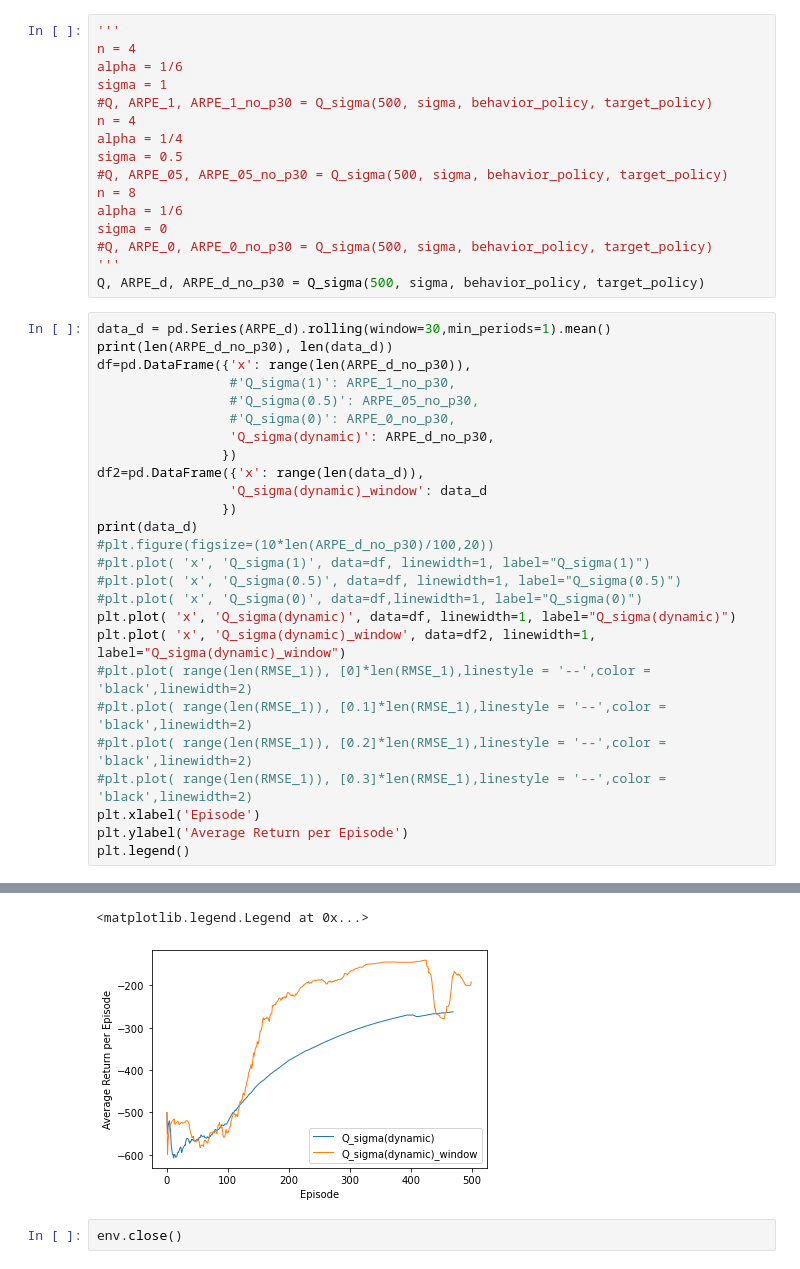
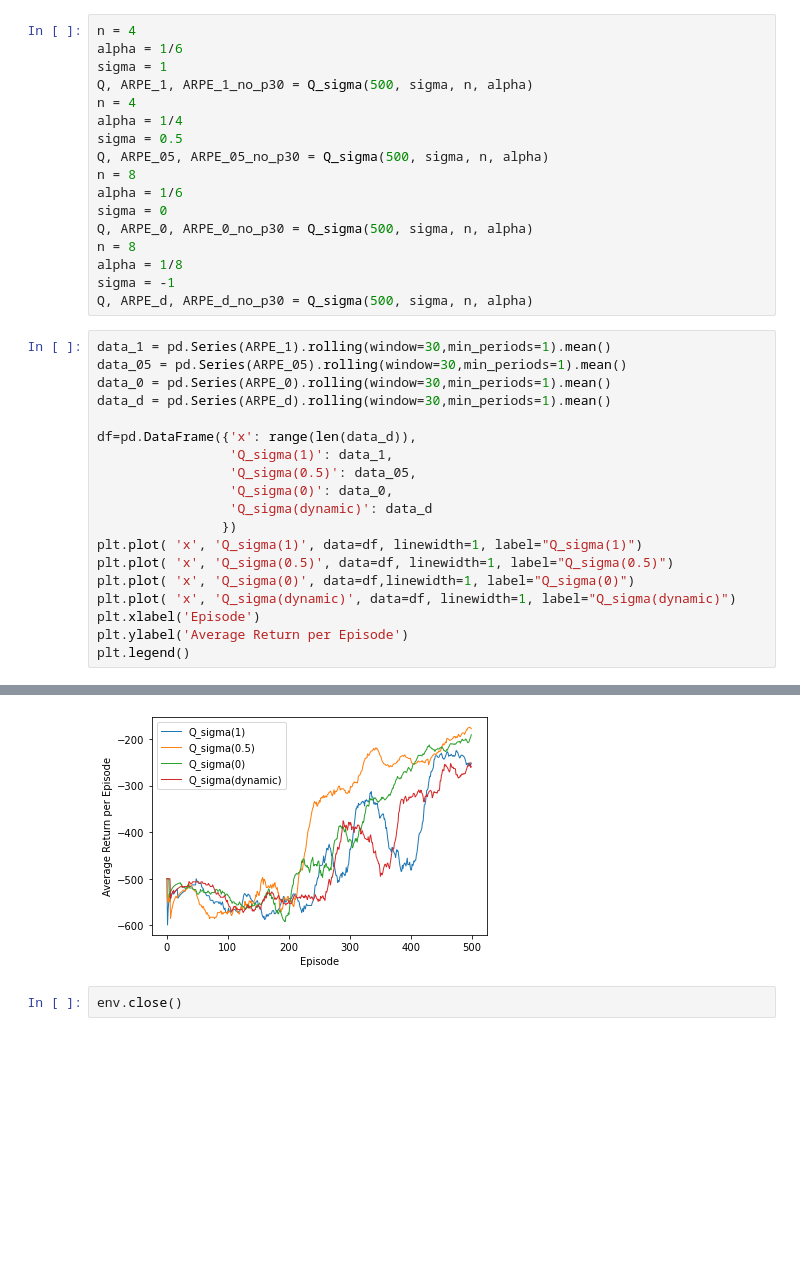
Before and after one commit to redway1225/RL_project_team13, a Jupyter notebook: source/Q_Sigma_MountainCliff.ipynb, the cells around one changed output, grey strips where cells are left out. Cells and saved outputs as stored; diff of their text form; blank space fills up the shorter version.

```diff
--- a/source/Q_Sigma_MountainCliff.ipynb
+++ b/source/Q_Sigma_MountainCliff.ipynb
@@ -261,44 +240,38 @@ def Q_sigma(num_episodes, sigma, b_pi, t_pi):
         #print(rewards, Rewards)
     return Q, ARPE, ARPE_no_p30
 # %%
-'''
 n = 4
 alpha = 1/6
 sigma = 1
-#Q, ARPE_1, ARPE_1_no_p30 = Q_sigma(500, sigma, behavior_policy, target_policy)
+Q, ARPE_1, ARPE_1_no_p30 = Q_sigma(500, sigma, n, alpha)
 n = 4
 alpha = 1/4
 sigma = 0.5
-#Q, ARPE_05, ARPE_05_no_p30 = Q_sigma(500, sigma, behavior_policy, target_policy)
+Q, ARPE_05, ARPE_05_no_p30 = Q_sigma(500, sigma, n, alpha)
 n = 8
 alpha = 1/6
 sigma = 0
-#Q, ARPE_0, ARPE_0_no_p30 = Q_sigma(500, sigma, behavior_policy, target_policy)
-'''
-Q, ARPE_d, ARPE_d_no_p30 = Q_sigma(500, sigma, behavior_policy, target_policy)
+Q, ARPE_0, ARPE_0_no_p30 = Q_sigma(500, sigma, n, alpha)
+n = 8
+alpha = 1/8
+sigma = -1
+Q, ARPE_d, ARPE_d_no_p30 = Q_sigma(500, sigma, n, alpha)
 # %%
+data_1 = pd.Series(ARPE_1).rolling(window=30,min_periods=1).mean()
+data_05 = pd.Series(ARPE_05).rolling(window=30,min_periods=1).mean()
+data_0 = pd.Series(ARPE_0).rolling(window=30,min_periods=1).mean()
 data_d = pd.Series(ARPE_d).rolling(window=30,min_periods=1).mean()
-print(len(ARPE_d_no_p30), len(data_d))
-df=pd.DataFrame({'x': range(len(ARPE_d_no_p30)),
-                 #'Q_sigma(1)': ARPE_1_no_p30,
-                 #'Q_sigma(0.5)': ARPE_05_no_p30,
-                 #'Q_sigma(0)': ARPE_0_no_p30,
-                 'Q_sigma(dynamic)': ARPE_d_no_p30,
+
+df=pd.DataFrame({'x': range(len(data_d)),
+                 'Q_sigma(1)': data_1,
+                 'Q_sigma(0.5)': data_05,
+                 'Q_sigma(0)': data_0,
+                 'Q_sigma(dynamic)': data_d
                 })
-df2=pd.DataFrame({'x': range(len(data_d)),
-                 'Q_sigma(dynamic)_window': data_d
-                })
-print(data_d)
-#plt.figure(figsize=(10*len(ARPE_d_no_p30)/100,20))
-#plt.plot( 'x', 'Q_sigma(1)', data=df, linewidth=1, label="Q_sigma(1)")
-#plt.plot( 'x', 'Q_sigma(0.5)', data=df, linewidth=1, label="Q_sigma(0.5)")
-#plt.plot( 'x', 'Q_sigma(0)', data=df,linewidth=1, label="Q_sigma(0)")
+plt.plot( 'x', 'Q_sigma(1)', data=df, linewidth=1, label="Q_sigma(1)")
+plt.plot( 'x', 'Q_sigma(0.5)', data=df, linewidth=1, label="Q_sigma(0.5)")
+plt.plot( 'x', 'Q_sigma(0)', data=df,linewidth=1, label="Q_sigma(0)")
 plt.plot( 'x', 'Q_sigma(dynamic)', data=df, linewidth=1, label="Q_sigma(dynamic)")
-plt.plot( 'x', 'Q_sigma(dynamic)_window', data=df2, linewidth=1, label="Q_sigma(dynamic)_window")
-#plt.plot( range(len(RMSE_1)), [0]*len(RMSE_1),linestyle = '--',color = 'black',linewidth=2)
-#plt.plot( range(len(RMSE_1)), [0.1]*len(RMSE_1),linestyle = '--',color = 'black',linewidth=2)
-#plt.plot( range(len(RMSE_1)), [0.2]*len(RMSE_1),linestyle = '--',color = 'black',linewidth=2)
-#plt.plot( range(len(RMSE_1)), [0.3]*len(RMSE_1),linestyle = '--',color = 'black',linewidth=2)
 plt.xlabel('Episode')
 plt.ylabel('Average Return per Episode')
 plt.legend()
@@ -319,4 +280,3 @@ Length: 500, dtype: float64
-<matplotlib.legend.Legend at 0x...>
-[figure, old version]
+[figure, new version]
 # %%
 env.close()
```
Also changed, not shown: parts of 6 cells of this notebook.
